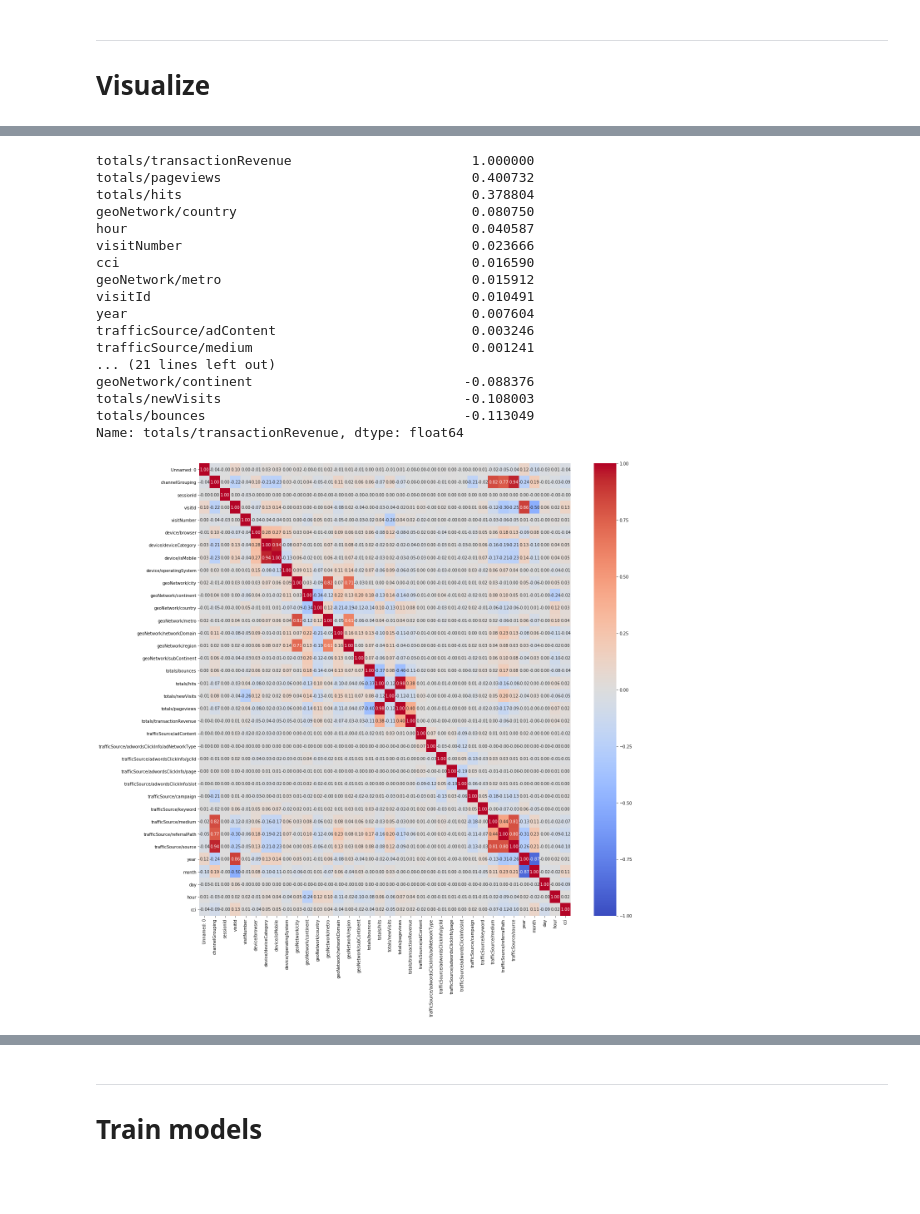
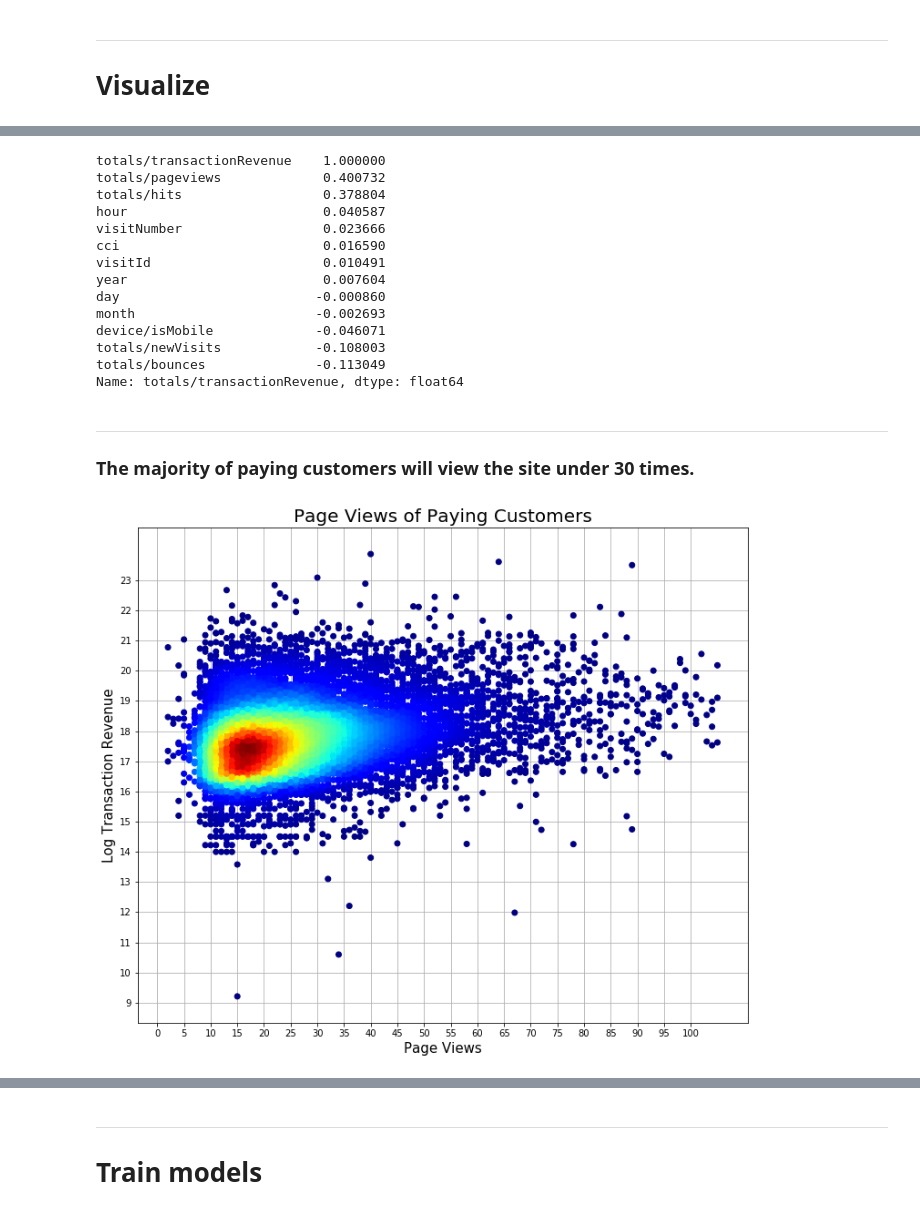
Before and after one commit to milto-github/kaggle-google-analytics, a Jupyter notebook: main_notebook.ipynb, the cells around one changed output, grey strips where cells are left out. Drawn from its saved outputs; the diff is of its cells as text; code cells hidden in the pictures; blank space fills up the shorter version.

```diff
--- a/main_notebook.ipynb
+++ b/main_notebook.ipynb
@@ -216,32 +281,40 @@ corr_matrix = train.corr()
 # %%
-corr_matrix['totals/transactionRevenue'].sort_values(ascending=False)
+no_cats.corr()['totals/transactionRevenue'].sort_values(ascending=False)
 # %% [output]
-totals/transactionRevenue                       1.000000
-totals/pageviews                                0.400732
-totals/hits                                     0.378804
-geoNetwork/country                              0.080750
-hour                                            0.040587
-visitNumber                                     0.023666
-cci                                             0.016590
-geoNetwork/metro                                0.015912
-visitId                                         0.010491
-year                                            0.007604
-trafficSource/adContent                         0.003246
-trafficSource/medium                            0.001241
-... (21 lines left out)
-geoNetwork/continent                           -0.088376
-totals/newVisits                               -0.108003
-totals/bounces                                 -0.113049
+totals/transactionRevenue    1.000000
+totals/pageviews             0.400732
+totals/hits                  0.378804
+hour                         0.040587
+visitNumber                  0.023666
+cci                          0.016590
+visitId                      0.010491
+year                         0.007604
+day                         -0.000860
+month                       -0.002693
+device/isMobile             -0.046071
+totals/newVisits            -0.108003
+totals/bounces              -0.113049
 Name: totals/transactionRevenue, dtype: float64
-# %%
-import seaborn as sns
-import matplotlib.pyplot as plt
-import numpy as np
-%matplotlib inline
-
-plt.figure(figsize=(20, 20))
-sns.heatmap(corr_matrix, cmap='coolwarm', annot=True, vmin=-1, vmax=1,
-            cbar_kws=dict(ticks=list(np.arange(-1.0, 1.1, 0.25))), fmt='.2f')
-plt.show()
-# %% [output]
-[figure, removed]
+# %% [markdown]
+---
+### The majority of paying customers will view the site under 30 times.
+# %%
+pv_tr = train[train['totals/transactionRevenue'] > 0]
+p_99 = np.percentile(pv_tr['totals/pageviews'].sort_values(), 99)
+pv_tr = pv_tr[pv_tr['totals/pageviews'] < p_99]
+
+x_values = pv_tr['totals/pageviews']
+y_values = pv_tr['totals/transactionRevenue']
+
+xy = np.vstack([x_values, y_values]);
+density = gaussian_kde(xy)(xy)
+
+plt.figure(figsize=(12, 10)); plt.title('Page Views of Paying Customers', fontsize=20)
+plt.xticks(np.arange(0, x_values.max(), step=5)); plt.yticks(np.arange(0, y_values.max(), step=1))
+plt.xlabel('Page Views', fontsize=15); plt.ylabel('Log Transaction Revenue', fontsize=15)
+plt.scatter(x_values, y_values, alpha=1, c=density, cmap='jet')
+#plt.colorbar(ticks=[], aspect=50).set_label('Relative Density', fontsize=20)
+plt.grid(True)
+plt.show()
+# %% [output]
+[figure, added]
```
Also changed, not shown: parts of 22 cells of this notebook.
